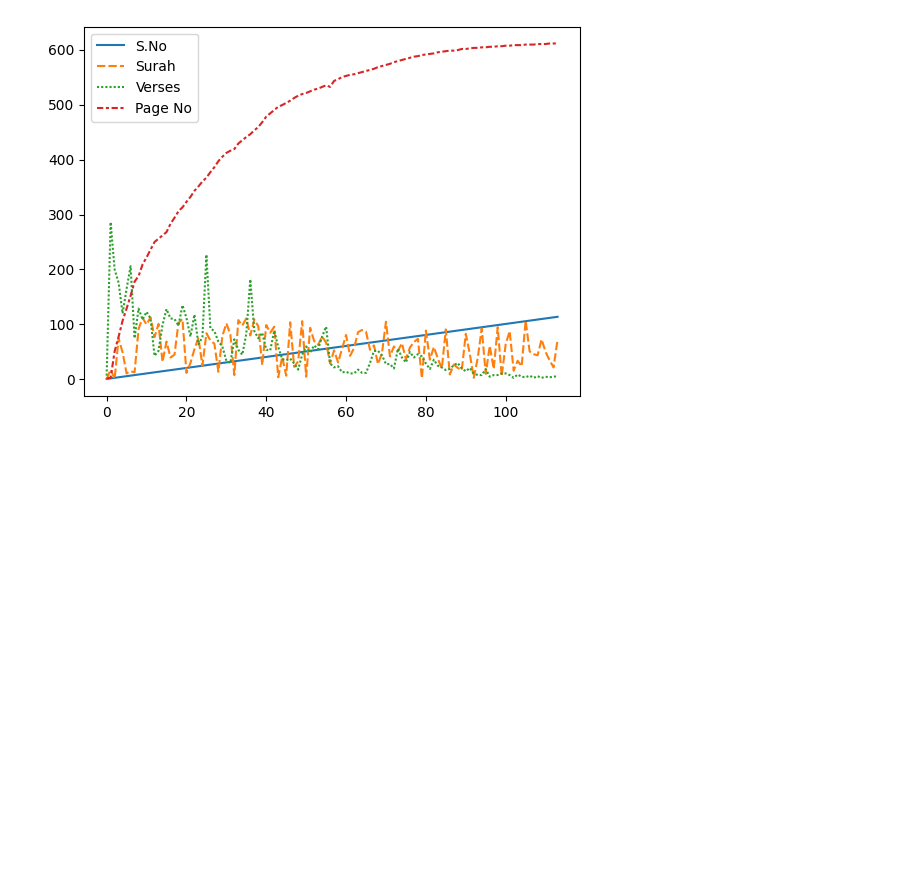
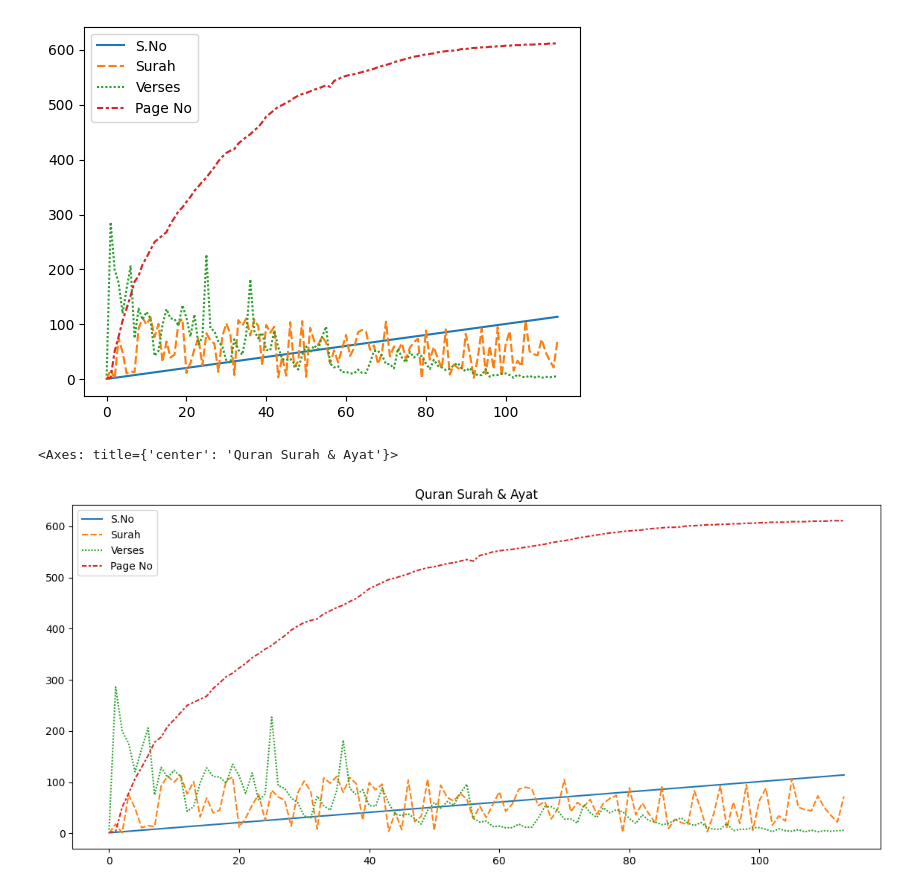
Before and after one commit to MeSamiulIslam/Msc, a Jupyter notebook: quran.ipynb, the cells around one changed output. Saved outputs shown, nothing was run; the diff lists cells and outputs as text; code cells hidden in the pictures; blank space fills up the shorter version.

```diff
--- a/quran.ipynb
+++ b/quran.ipynb
@@ -146,3 +146,12 @@ sns.lineplot(data=df1)
 # %% [output]
 <Axes: >
 [figure]
+# %%
+plt.figure(figsize=(14,6))
+# Add title
+plt.title("Quran Surah & Ayat")
+
+sns.lineplot(data=df1)
+# %% [output]
+<Axes: title={'center': 'Quran Surah & Ayat'}>
+[figure, added]
```
Also changed, not shown: parts of 8 cells of this notebook.
